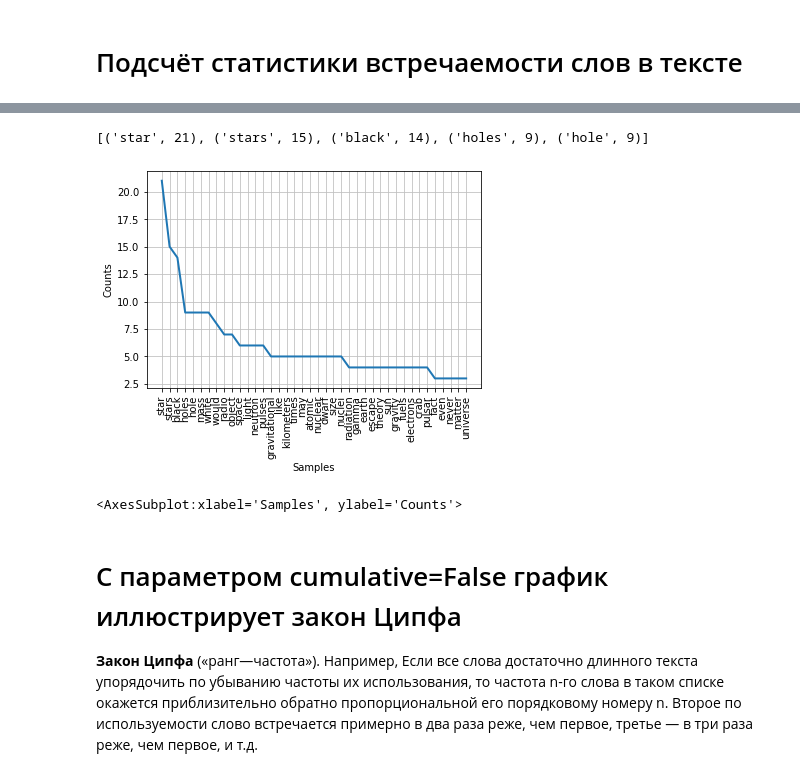
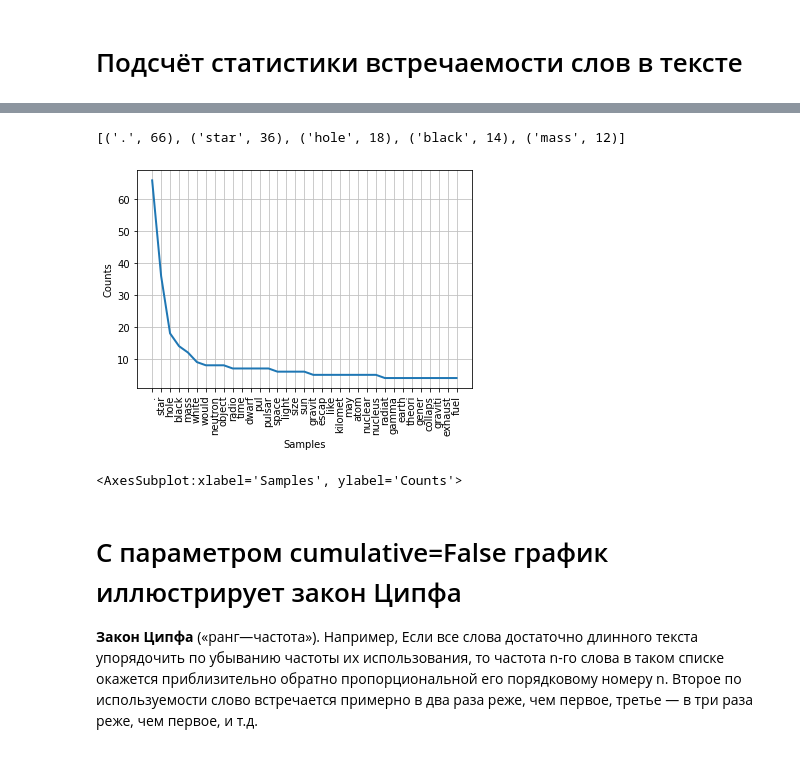
Before and after one commit to eldaroid/nlp_text, a Jupyter notebook: Untitled.ipynb, the cells around one changed output, grey strips where cells are left out. Drawn from its saved outputs; the diff is of its cells as text; code cells hidden in the pictures.

```diff
--- a/Untitled.ipynb
+++ b/Untitled.ipynb
@@ -56,7 +54,8 @@ type(string.punctuation)
 # %% [output]
 str
 # %%
-spec_chars = string.punctuation + '\xa0«»\t—…!"#$%&\'()*+,-/:;<=>?@[\\]^_`{|}~'
+# spec_chars = string.punctuation + '\xa0«»\t—…'
+spec_chars = '\xa0«»\t—…!"#$%&\'()*+,-/:;<=>?@[\\]^_`{|}~'
 # %%
 %%time
 text = "".join([ch for ch in text if ch not in spec_chars])
@@ -96,6 +95,4 @@ Wall time: 1.08 ms
 # %%
 # токенайзер по пробелам (банально, да)
 from nltk.tokenize import WhitespaceTokenizer
-
-tokenizer = WhitespaceTokenizer()
-text = tokenizer.tokenize(text)
+text = text.replace(".", " .")
@@ -102,3 +103,2 @@ text = tokenizer.tokenize(text)
 # %%
-text = list(filter(lambda x : len(x) > 1 , text))
-# print(text)
+text = list(filter(lambda x: x if (len(x)>1 or x == '.') else None, text))
@@ -198,4 +223,5 @@ tokens = tokenizer.tokenize(text_stemming)
 lemmatizator = nltk.stem.WordNetLemmatizer()
 text_lemmatization = " ".join(lemmatizator.lemmatize(token) for token in tokens)
 # %%
-print(text_lemmatization)
+tokenizer = WhitespaceTokenizer()
+text = tokenizer.tokenize(text_lemmatization)
@@ -218,11 +246,11 @@ FreqDist({'star': 21, 'stars': 15, 'black': 14, 'holes': 9, 'hole': 9, 'mass': 9
 # %%
 fdist.most_common(5)
 # %% [output]
-[('star', 21), ('stars', 15), ('black', 14), ('holes', 9), ('hole', 9)]
+[('.', 66), ('star', 36), ('hole', 18), ('black', 14), ('mass', 12)]
 # %%
-fdist.plot(40,cumulative=False)
+fdist.plot(35,cumulative=False)
 # %% [output]
-[figure, old version]
+[figure, new version]
 <AxesSubplot:xlabel='Samples', ylabel='Counts'>
 # %% [markdown]
 # С параметром cumulative=False график иллюстрирует закон Ципфа
```
Also changed, not shown: parts of 17 cells of this notebook.
